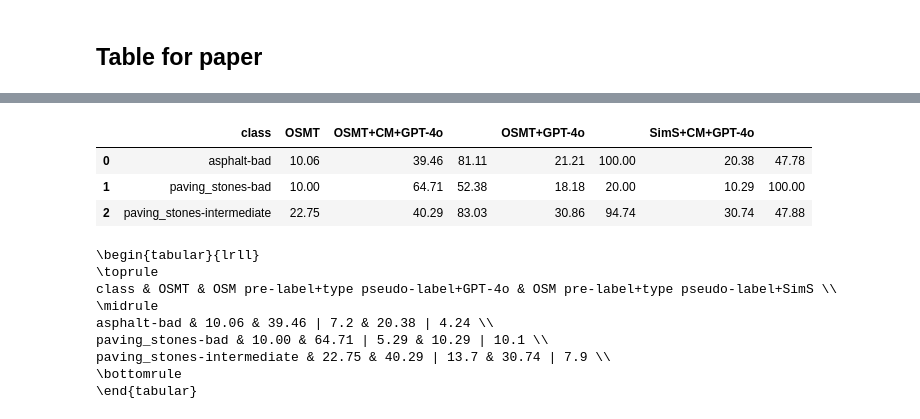
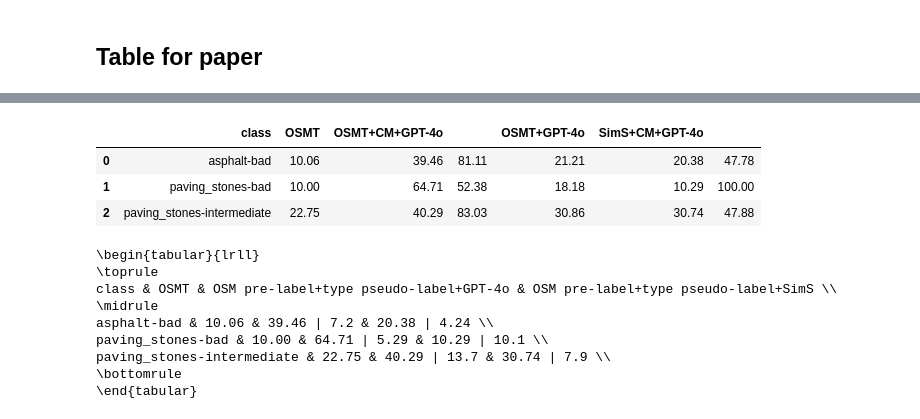
Before and after one commit to SurfaceAI/dataset_creation, a Jupyter notebook: src/scripts/experiment_datasets/exp_results.ipynb, the cells around one changed output, grey strips where cells are left out. Drawn from its saved outputs; the diff is of its cells as text; code cells hidden in the pictures.

```diff
--- a/src/scripts/experiment_datasets/exp_results.ipynb
+++ b/src/scripts/experiment_datasets/exp_results.ipynb
@@ -182,27 +198,27 @@ osmt
 # %%
 results["class"] = results.surface + "-" + results.smoothness
 paper_table = results[(results.batch_id.isna()) | (results.batch_id == 2)].pivot(
     index = ["class"],
     columns =  ["exp_type", "exp"],
     values = ["tp/n_pred", "recall"])
 
 paper_table.columns = paper_table.columns.droplevel(0)
 paper_table.columns = paper_table.columns.droplevel(1)
 paper_table.reset_index(inplace=True)
 #paper_table.drop("exp_type", inplace=True, axis=1)
 
 paper_table = paper_table.set_index("class").join(osmt[["class", "OSMT"]].set_index("class"))
-paper_table = paper_table.reset_index().iloc[:,[0,7,1,4,2,5,3,6]]
-paper_table.columns=(["class", "OSMT", "OSMT+CM+GPT-4o", "", "OSMT+GPT-4o", "",
+paper_table = paper_table.reset_index().iloc[:,[0,7,1,4,2,3,6]]
+paper_table.columns=(["class", "OSMT", "OSMT+CM+GPT-4o", "", "OSMT+GPT-4o",
                       "SimS+CM+GPT-4o", ""
                       ])
 
 paper_table
 # %% [output]
-|  | class | OSMT | OSMT+CM+GPT-4o |  | OSMT+GPT-4o |  | SimS+CM+GPT-4o |  |
-| 0 | asphalt-bad | 10.06 | 39.46 | 81.11 | 21.21 | 100.00 | 20.38 | 47.78 |
-| 1 | paving_stones-bad | 10.00 | 64.71 | 52.38 | 18.18 | 20.00 | 10.29 | 100.00 |
-| 2 | paving_stones-intermediate | 22.75 | 40.29 | 83.03 | 30.86 | 94.74 | 30.74 | 47.88 |
+|  | class | OSMT | OSMT+CM+GPT-4o |  | OSMT+GPT-4o | SimS+CM+GPT-4o |  |
+| 0 | asphalt-bad | 10.06 | 39.46 | 81.11 | 21.21 | 20.38 | 47.78 |
+| 1 | paving_stones-bad | 10.00 | 64.71 | 52.38 | 18.18 | 10.29 | 100.00 |
+| 2 | paving_stones-intermediate | 22.75 | 40.29 | 83.03 | 30.86 | 30.74 | 47.88 |
 # %%
 # without experiment 2
 
```
Also changed, not shown: parts of 5 cells of this notebook, 5 other files.
